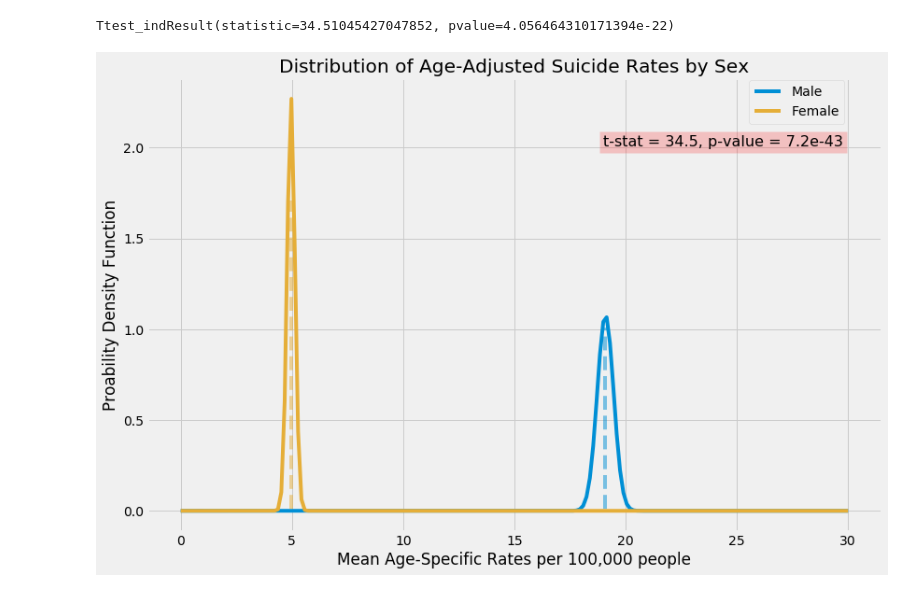
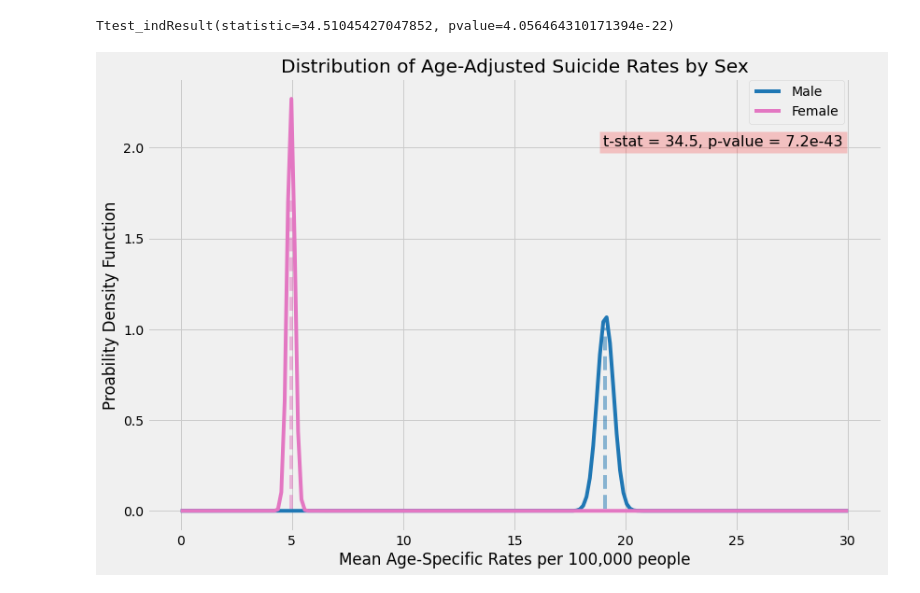
Before and after one commit to A-Hanson/suicide_rate_trends_in_the_us, a Jupyter notebook: notebooks/initial_data_visualization.ipynb, the cells around one changed output. Saved outputs shown, nothing was run; the diff lists cells and outputs as text; code cells hidden in the pictures.

```diff
--- a/notebooks/initial_data_visualization.ipynb
+++ b/notebooks/initial_data_visualization.ipynb
@@ -136,20 +136,20 @@ Ttest_indResult(statistic=34.51045427047852, pvalue=4.056464310171394e-22)
 # %%
 fig, ax = plt.subplots(figsize=(12,8))
 x = np.linspace(0, 30, 200)
-ax.plot(x, male_norm.pdf(x), label='Male')
-ax.plot(x, female_norm.pdf(x), color = '#e5ae38', label='Female')
+ax.plot(x, male_norm.pdf(x), color='tab:blue', label='Male')
+ax.plot(x, female_norm.pdf(x), color = 'tab:pink', label='Female')
 ax.set_title('Distribution of Age-Adjusted Suicide Rates by Sex')
 ax.set_xlabel('Mean Age-Specific Rates per 100,000 people')
 ax.set_ylabel('Proability Density Function')
-ax.axvline(male_mean, ymin=0.05, ymax=0.45, ls='--', alpha = 0.5)
+ax.axvline(male_mean, ymin=0.05, ymax=0.45, ls='--', alpha = 0.5, color='tab:blue')
 ax.axvline(female_mean,
-           ymin=0.05, ymax=0.73, ls='--', alpha = 0.5, color='#e5ae38')
+           ymin=0.05, ymax=0.73, ls='--', alpha = 0.5, color='tab:pink')
 plt.text(x=19,y=2.01,
         s=f't-stat = {t_test[0]:.1f}, p-value = 7.2e-43',
         fontsize=16,
         bbox=dict(facecolor='red', alpha=0.2))
 plt.legend(loc=(0.82,0.9))
 plt.tight_layout()
 plt.savefig('../images/male_female_t_test.png')
 # %% [output]
-[figure, old version]
+[figure, new version]
```
Also changed, not shown: parts of 2 cells of this notebook, 12 other files.
